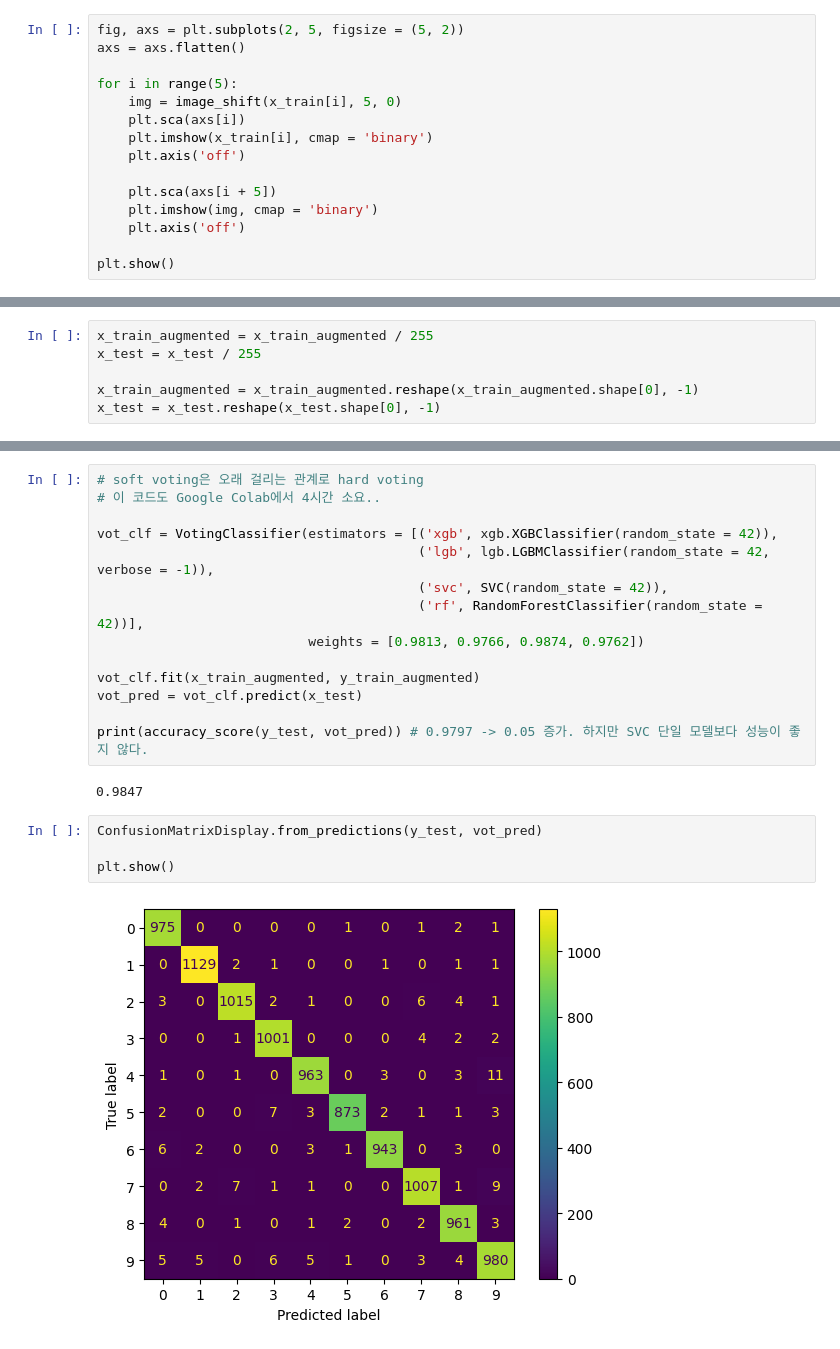
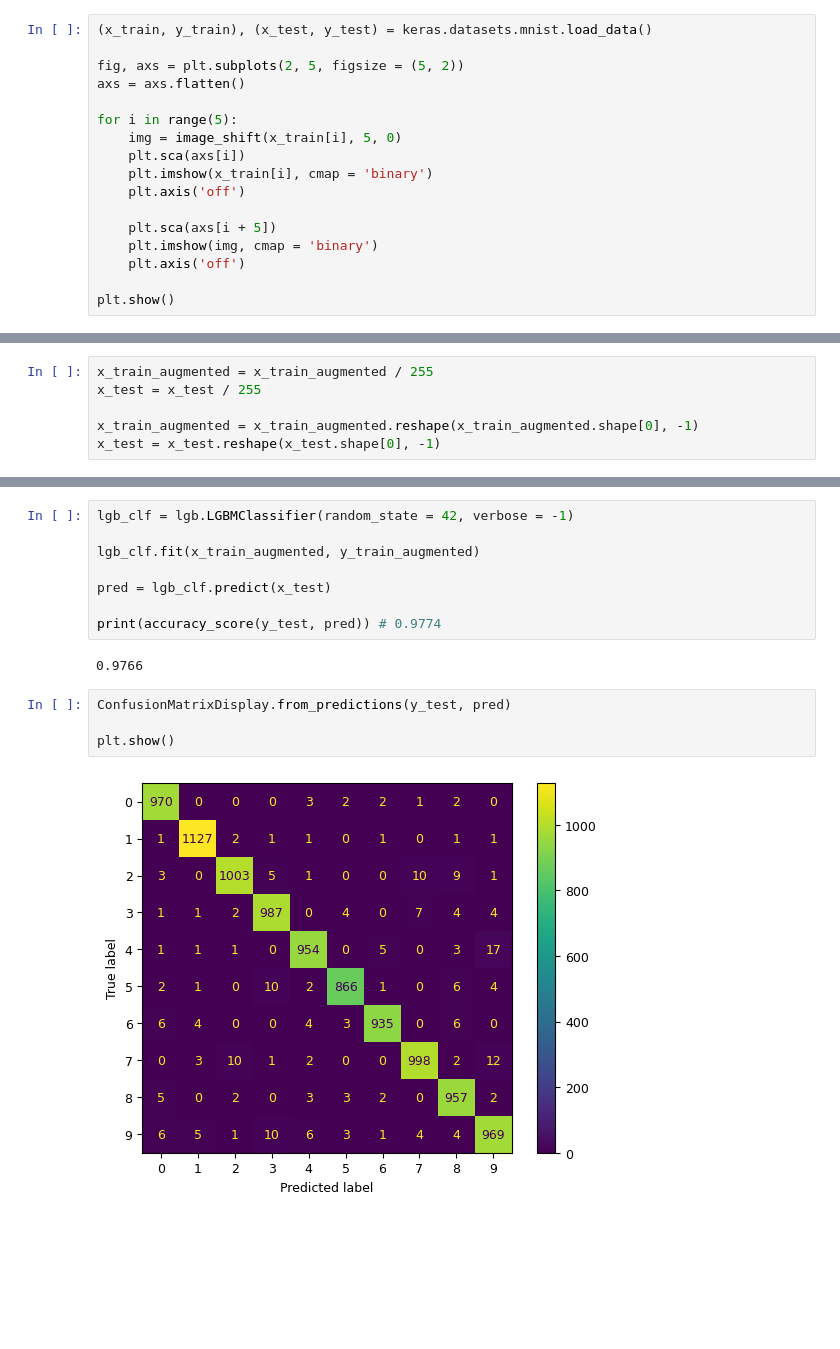
Before and after one commit to Kairo0628/ml_dl_tutorials, a Jupyter notebook: HandsOnML/Classification.ipynb, the cells around one changed output, grey strips where cells are left out. Cells and saved outputs as stored; diff of their text form; blank space fills up the shorter version.

```diff
--- a/HandsOnML/Classification.ipynb
+++ b/HandsOnML/Classification.ipynb
@@ -360,6 +254,8 @@ def image_shift(image, dx, dy):
     shifted_image = shift(image, (dy, dx))
     return shifted_image
 # %%
+(x_train, y_train), (x_test, y_test) = keras.datasets.mnist.load_data()
+
 fig, axs = plt.subplots(2, 5, figsize = (5, 2))
 axs = axs.flatten()
 
@@ -428,23 +294,17 @@ print(accuracy_score(y_test, pred4)) # 0.9704
-# %%
-# soft voting은 오래 걸리는 관계로 hard voting
-# 이 코드도 Google Colab에서 4시간 소요..
-
-vot_clf = VotingClassifier(estimators = [('xgb', xgb.XGBClassifier(random_state = 42)),
-                                         ('lgb', lgb.LGBMClassifier(random_state = 42, verbose = -1)),
-                                         ('svc', SVC(random_state = 42)),
-                                         ('rf', RandomForestClassifier(random_state = 42))],
-                           weights = [0.9813, 0.9766, 0.9874, 0.9762])
-
-vot_clf.fit(x_train_augmented, y_train_augmented)
-vot_pred = vot_clf.predict(x_test)
-
-print(accuracy_score(y_test, vot_pred)) # 0.9797 -> 0.05 증가. 하지만 SVC 단일 모델보다 성능이 좋지 않다.
-# %% [output]
-0.9847
+# %%
+lgb_clf = lgb.LGBMClassifier(random_state = 42, verbose = -1)
+
+lgb_clf.fit(x_train_augmented, y_train_augmented)
+
+pred = lgb_clf.predict(x_test)
+
+print(accuracy_score(y_test, pred)) # 0.9774
+# %% [output]
+0.9766
 # %%
-ConfusionMatrixDisplay.from_predictions(y_test, vot_pred)
+ConfusionMatrixDisplay.from_predictions(y_test, pred)
 
 plt.show()
 # %% [output]
-[figure, old version]
+[figure, new version]
 # %%
```
Also changed, not shown: parts of 13 cells of this notebook.
